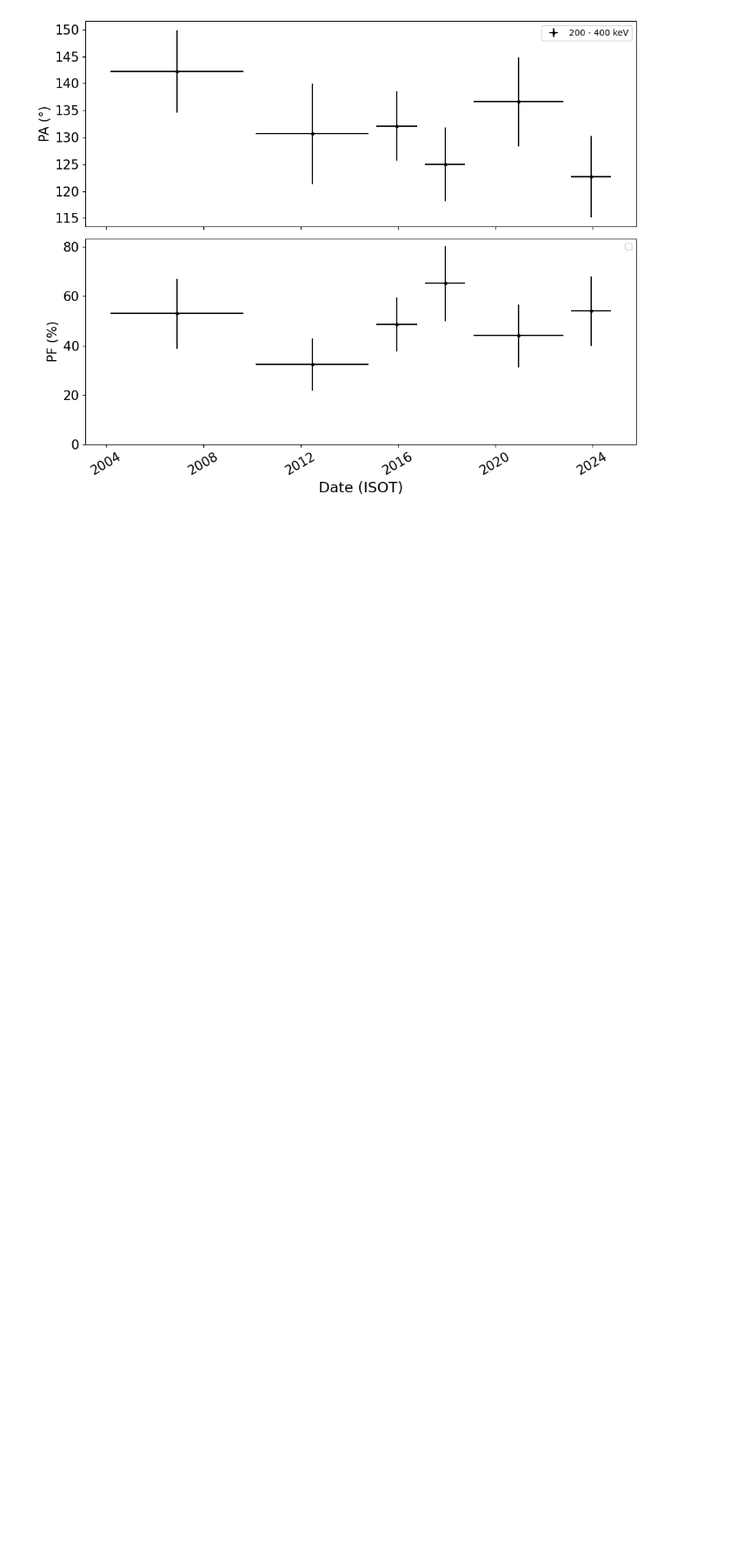
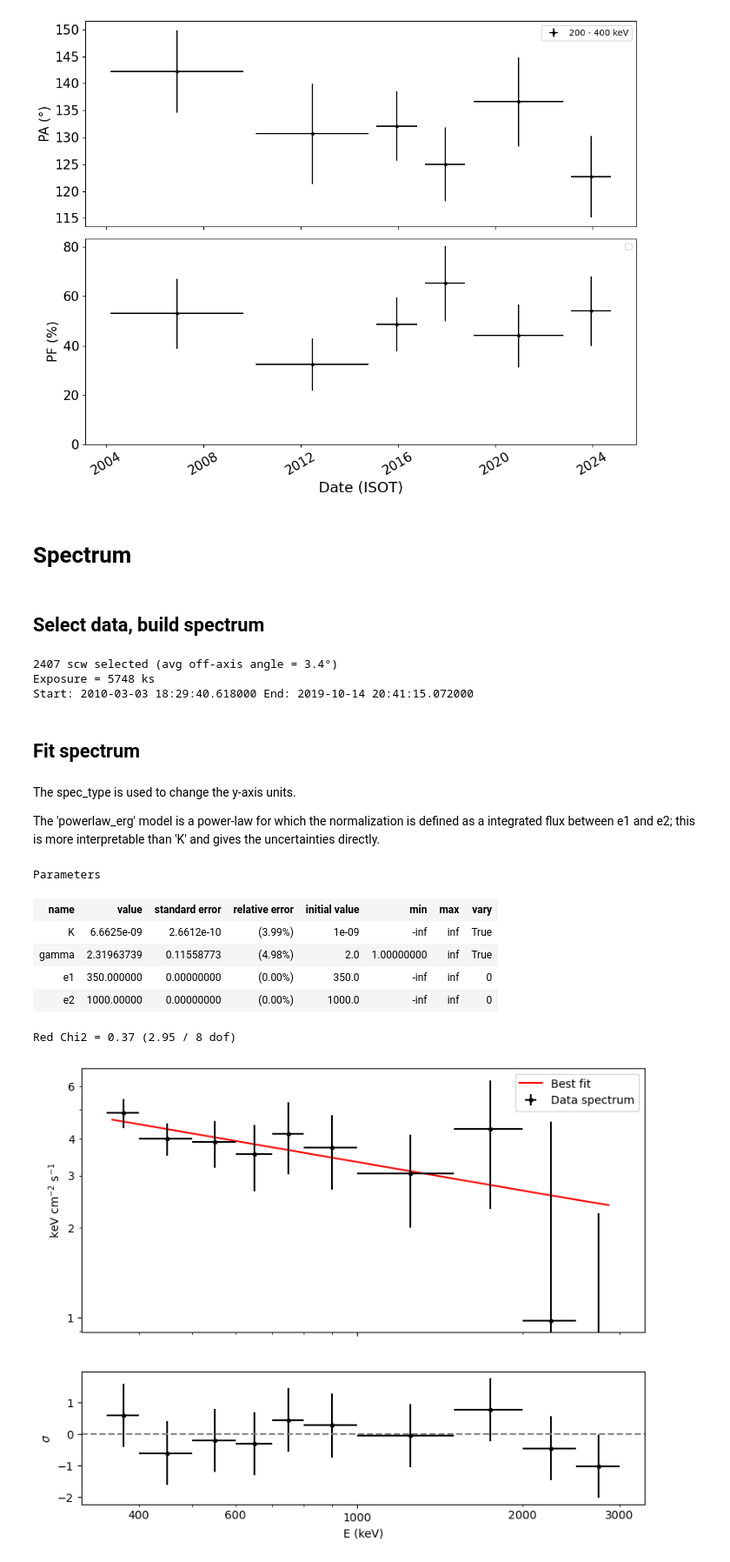
Before and after one commit to tristanbouchet/IBIS-Compton-mode-polarization, a Jupyter notebook: ibis_compton_notebook.ipynb, the cells around one changed output. Shown: that part at 87% size. Saved outputs shown, nothing was run; the diff lists cells and outputs as text; code cells hidden in the pictures; blank space fills up the shorter version.

```diff
--- a/ibis_compton_polar.ipynb
+++ b/ibis_compton_notebook.ipynb
@@ -292,3 +293,57 @@ PF = 54.1 (+14.0/-14.4) %
 | 4 | 39.038906 | 762.430843 | 136.587941 | 8.252292 | 0 | 3.026651e+06 | 44.074441 | 12.734127 | 0.001130 |
 | 5 | 34.785614 | 605.170293 | 122.684079 | 7.502084 | 0 | 1.412410e+06 | 54.148541 | 14.190642 | 0.000328 |
 [figure]
+# %% [markdown]
+# Spectrum
+# %% [markdown]
+## Select data, build spectrum
+# %%
+date_type, start_date, end_date= 'ISOT', '2010-01-01', '2020-01-01'
+rev_list = None # to select from a list of revolutions
+angle_max = 5. # max off-axis angle
+spec_sys_error = .05 # systematic error
+spicorr = 'auto' # beta correction factor (alpha should be 1 for spectrum)
+
+df_pola_scw_sel = scw_selection(df_pola_scw, angle_max=angle_max, rev_list=rev_list, start_date=start_date, end_date=end_date, date_type=date_type)
+comp_response = Response(resp_dir, 'COMP-SEBD-MOD', 'COMP-SRMF-RSP')
+comp_spectrum = ComptonSpectrum(df_pola_scw_sel, all_band_names, spec_sys_error, angle_max)
+comp_spectrum.make_rate(spicorr=spicorr, compnorm=1, df_spicorr_rbn=df_spicorr_rbn)
+comp_response.make_rbn_mat(comp_spectrum.E_bounds_rbn)
+
+print(f'{len(df_pola_scw_sel.SCW.unique())} scw selected (avg off-axis angle = {df_pola_scw_sel.ANGLE.mean():.1f}°)')
+print(f'Exposure = {comp_spectrum.expo/1000:.0f} ks')
+print(f'Start: {comp_spectrum.ISOT_START} End: {comp_spectrum.ISOT_END}')
+# %% [output]
+2407 scw selected (avg off-axis angle = 3.4°)
+Exposure = 5748 ks
+Start: 2010-03-03 18:29:40.618000 End: 2019-10-14 20:41:15.072000
+# %% [markdown]
+## Fit spectrum
+# %% [markdown]
+The spec_type is used to change the y-axis units.
+
+The 'powerlaw_erg' model is a power-law for which the normalization is defined as a integrated flux between e1 and e2; this is more interpretable than 'K' and gives the uncertainties directly.
+# %%
+e_min_fit, e_max_fit = 350., 3000. # energy bounds to use for fit
+spec_type = 'EEFLUX' # possible: 'RATE', 'FLUX', 'EFLUX' , 'EEFLUX' , 'ERG'
+res_type = 'RES' #'REDCHI2'
+rebin_fact_model = 30 # factor to re-bin the model spectrum if using RATE
+
+model_name, lmfit_params ='powerlaw_erg', lm.create_params(K={'value': 1e-9}, gamma={'value': 2., 'min':1.}, e1={'value': 350, 'vary':0}, e2={'value': 1000, 'vary':0})
+# model_name, lmfit_params ='powerlaw', lm.create_params(K={'value': 15., 'vary':1}, gamma={'value': 2., 'min':0.,'vary':1})
+# model_name, lmfit_params ='cutoffpl', lm.create_params(K={'value': 15, 'min':0.}, alpha={'value': 1.6, 'min':1.}, beta={'value': 150, 'vary':1} )
+
+model = Model(model_name)
+result, minner = fit_spec(comp_spectrum, model, comp_response, lmfit_params, e_min_fit, e_max_fit)
+display(result.params)
+print(f'Red Chi2 = {result.redchi:.2f} ({result.chisqr:.2f} / {result.nfree} dof)')
+axes = plot_spec_model(comp_spectrum, model, e_min_fit, e_max_fit, spec_type, 'RES', rebin_fact_model,'log')
+# %% [output]
+Parameters
+| name | value | standard error | relative error | initial value | min | max | vary |
+| K | 6.6625e-09 | 2.6612e-10 | (3.99%) | 1e-09 | -inf | inf | True |
+| gamma | 2.31963739 | 0.11558773 | (4.98%) | 2.0 | 1.00000000 | inf | True |
+| e1 | 350.000000 | 0.00000000 | (0.00%) | 350.0 | -inf | inf | 0 |
+| e2 | 1000.00000 | 0.00000000 | (0.00%) | 1000.0 | -inf | inf | 0 |
+Red Chi2 = 0.37 (2.95 / 8 dof)
+[figure, added]
```
Also changed, not shown: parts of 6 cells of this notebook, 4 other files.
